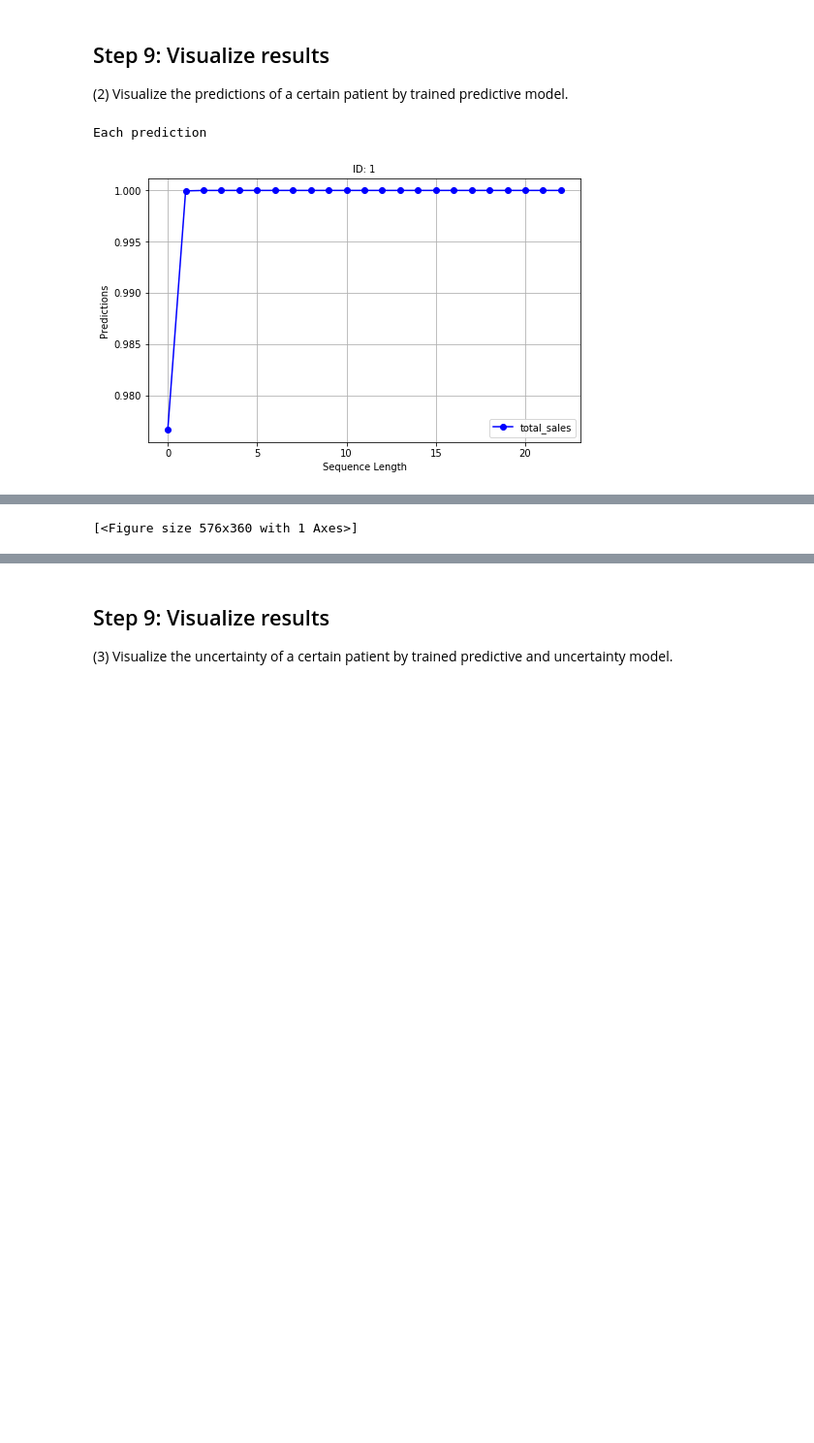
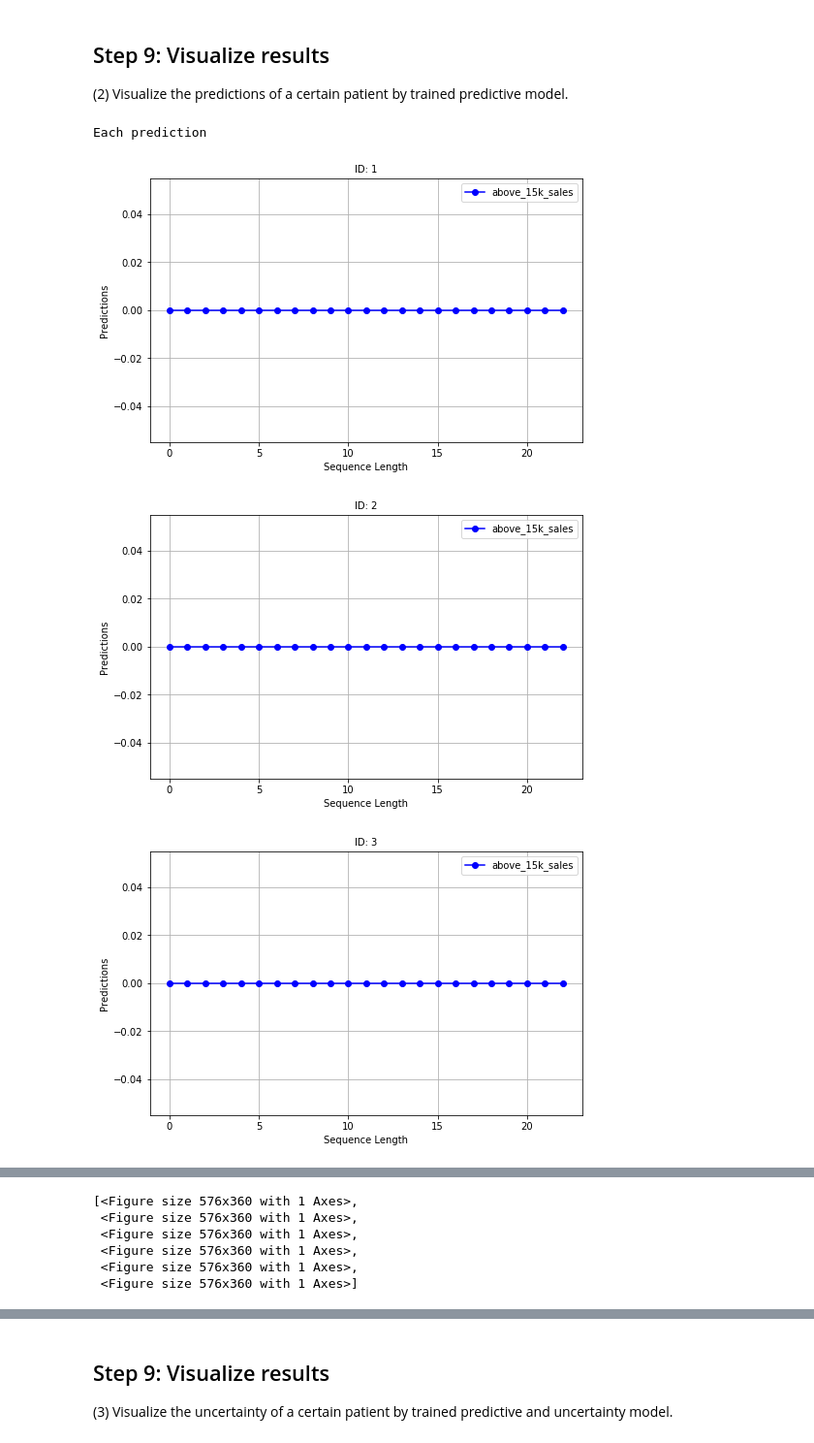
Before and after one commit to Aarhus-Psychiatry-Research/clairvoyance, a Jupyter notebook: tutorial/tutorial_prediction.ipynb, the cells around one changed output, grey strips where cells are left out. Shown at 97% size. Cells and saved outputs as stored; diff of their text form; code cells hidden in the pictures; blank space fills up the shorter version.

Commit message:
fix: round predictions to int

```diff
--- a/tutorial/tutorial_prediction.ipynb
+++ b/tutorial/tutorial_prediction.ipynb
@@ -169,11 +170,10 @@ from preprocessing import ProblemMaker
 
 # Define parameters
 problem = 'online'
-max_seq_len = 24
-label_name = 'total_sales'
+max_seq_len = 500
+label_name = 'above_15k_sales'
 treatment = None
-window = 4
-
+window = 0
 # Define problem
 problem_maker = ProblemMaker(problem=problem, label=[label_name],
                              max_seq_len=max_seq_len, treatment=treatment, window = window)
@@ -269,12 +269,12 @@ After finishing the data preparation, we define the predictive models (6 options
 from prediction import prediction
 
 # Set predictive model
-model_name = 'gru'
+model_name = 'transformer'
 
 # Set model parameters
-model_parameters = {'h_dim': 100,
-                    'n_layer': 2,
-                    'n_head': 2,
+model_parameters = {'h_dim': 512,
+                    'n_layer': 4,
+                    'n_head': 4,
                     'batch_size': 128,
                     'epoch': 20,
                     'model_type': model_name,
@@ -425,11 +407,13 @@ Overall performance
 # %%
 from evaluation import print_prediction
 
 # Set the patient index for visualization
-index = [1]
+index = [0,1,2,3,4,5]
 
 print('Each prediction')
-print_prediction(test_y_hat[index], metric_parameters)
+print_prediction(np.rint(test_y_hat[index]), metric_parameters)
 # %% [output]
 Each prediction
-[figure, old version]
+[figure, new version]
+[figure, added]
+[figure, added]
@@ -436 +423,6 @@ Each prediction
-[<Figure size 576x360 with 1 Axes>]
+[<Figure size 576x360 with 1 Axes>,
+ <Figure size 576x360 with 1 Axes>,
+ <Figure size 576x360 with 1 Axes>,
+ <Figure size 576x360 with 1 Axes>,
+ <Figure size 576x360 with 1 Axes>,
+ <Figure size 576x360 with 1 Axes>]
```
Also changed, not shown: parts of 15 cells of this notebook.
